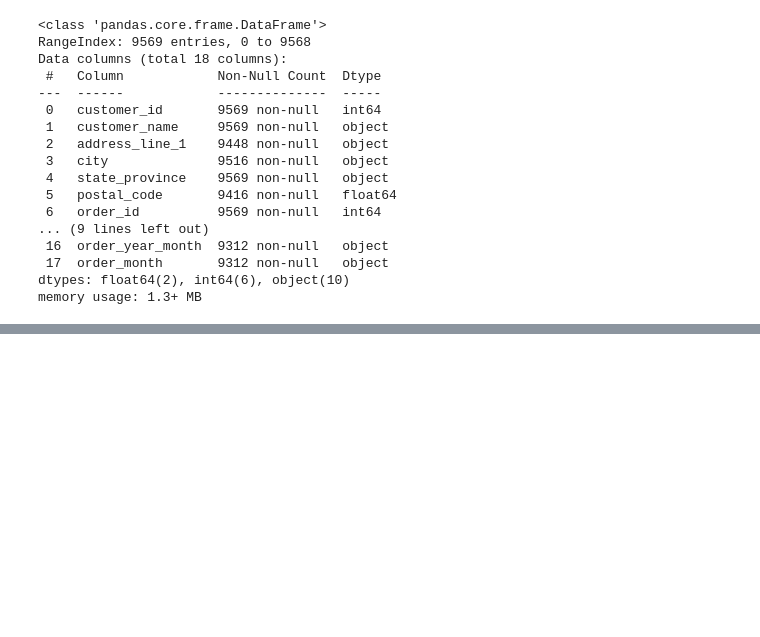
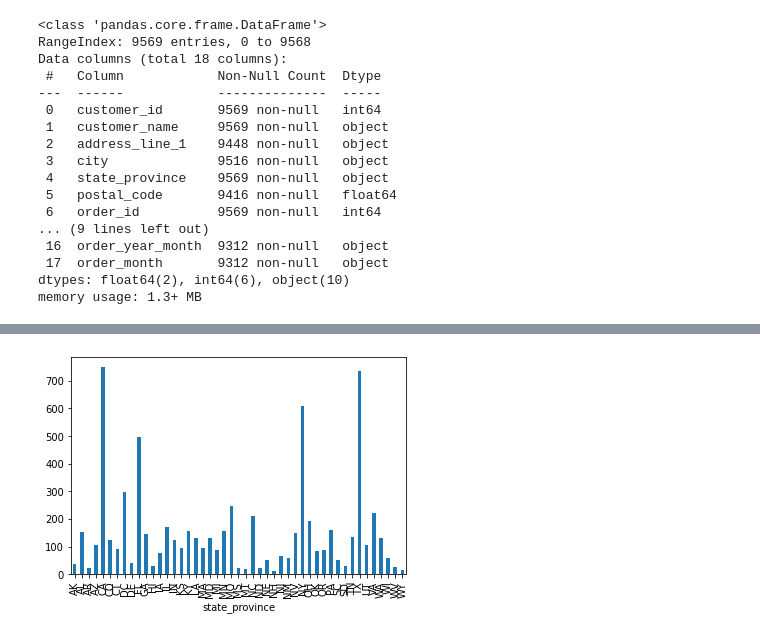
Before and after one commit to ckesmay/is4487, a Jupyter notebook: Module2_Script_v1_2.ipynb, the cells around one changed output, grey strips where cells are left out. Cells and saved outputs as stored; diff of their text form; code cells hidden in the pictures; blank space fills up the shorter version.

```diff
--- a/Module2_Script_v1_2.ipynb
+++ b/Module2_Script_v1_2.ipynb
@@ -178,6 +123,0 @@ Dropping ID because it is not used to extract insights.
-# %%
-df['product_price']=df['product_price'].str.replace('$','')
-df['product_price']=df['product_price'].str.replace(',','')
-df['product_price']=df['product_price'].astype(float)
-
-df.head()
@@ -191,4 +202,2 @@ df.head()
 # %%
-
-df['state_province']=df['state_province'].str.replace('NewYork','New York')
-df['state_province'].unique()
+df['state_province'] = df['state_province'].str.strip().replace(states)
@@ -236,0 +224,8 @@ df['product_price'].hist(bins =30)
+# %%
+df_state = df.groupby('state_province').nunique()
+# %%
+df_state_order = df_state['order_id']
+# %%
+ax = df_state_order.plot.bar(x='state_province', y='order_id')
+# %% [output]
+[figure, added]
```
Also changed, not shown: parts of 15 cells of this notebook.
